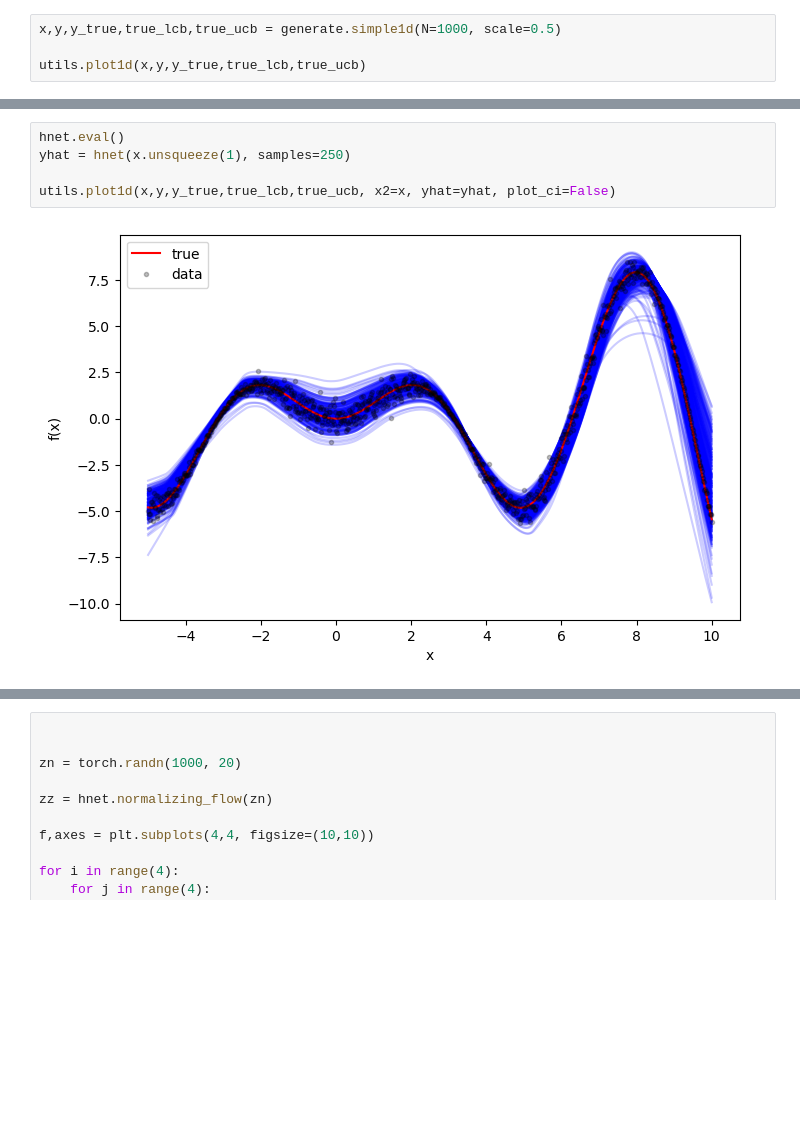
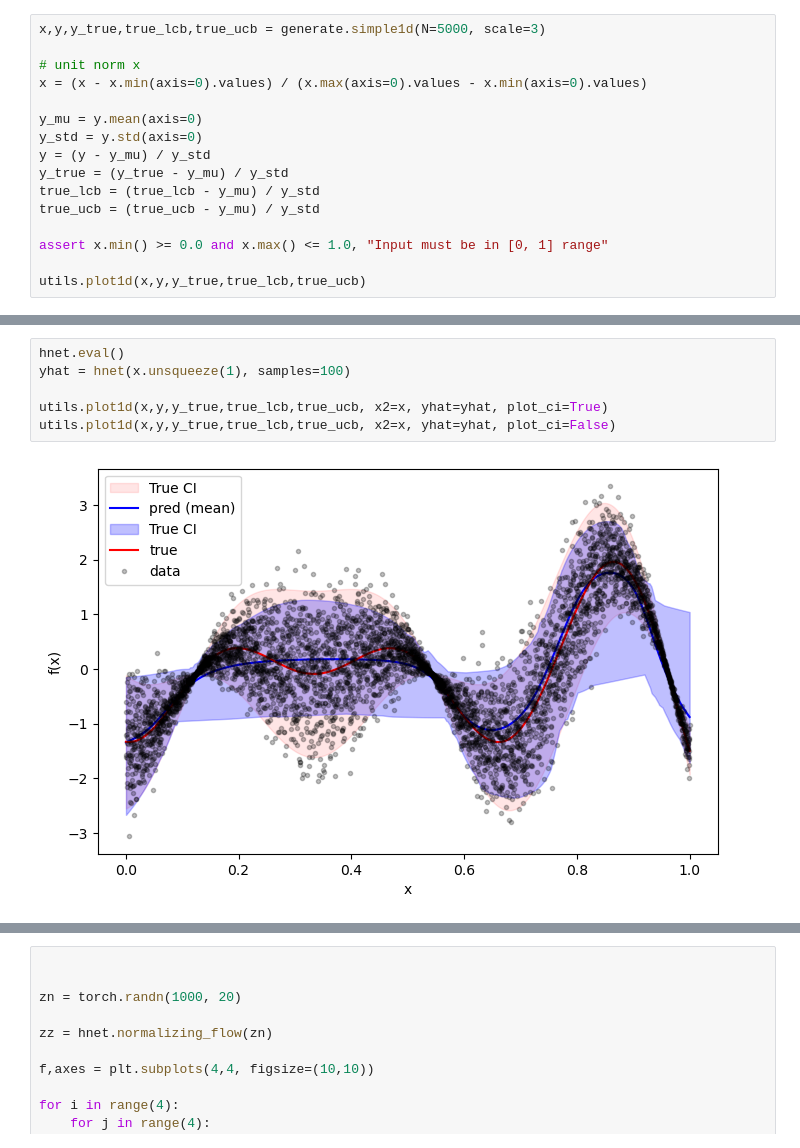
Before and after one commit to nathanieljevans/hypernet, a Jupyter notebook: notebooks/08_calibration_of_pz.ipynb, the cells around one changed output, grey strips where cells are left out. Cells and saved outputs as stored; diff of their text form; blank space fills up the shorter version.

```diff
--- a/notebooks/08_calibration_of_pz.ipynb
+++ b/notebooks/08_calibration_of_pz.ipynb
@@ -11,7 +14,19 @@ from hnet.train.hnet import EnergyDistanceLoss
 %load_ext autoreload
 %autoreload 2
 # %%
-x,y,y_true,true_lcb,true_ucb = generate.simple1d(N=1000, scale=0.5)
+x,y,y_true,true_lcb,true_ucb = generate.simple1d(N=5000, scale=3)
+
+# unit norm x
+x = (x - x.min(axis=0).values) / (x.max(axis=0).values - x.min(axis=0).values)
+
+y_mu = y.mean(axis=0)
+y_std = y.std(axis=0)
+y = (y - y_mu) / y_std
+y_true = (y_true - y_mu) / y_std
+true_lcb = (true_lcb - y_mu) / y_std
+true_ucb = (true_ucb - y_mu) / y_std
+
+assert x.min() >= 0.0 and x.max() <= 1.0, "Input must be in [0, 1] range"
 
 utils.plot1d(x,y,y_true,true_lcb,true_ucb)
 # %% [output]
@@ -42,7 +89,8 @@ Epoch 499, loss: 0.58134025335311897
 # %%
 hnet.eval()
-yhat = hnet(x.unsqueeze(1), samples=250)
+yhat = hnet(x.unsqueeze(1), samples=100)
 
+utils.plot1d(x,y,y_true,true_lcb,true_ucb, x2=x, yhat=yhat, plot_ci=True)
 utils.plot1d(x,y,y_true,true_lcb,true_ucb, x2=x, yhat=yhat, plot_ci=False)
 # %% [output]
-[figure, old version]
+[figure, new version]
```
Also changed, not shown: parts of 7 cells of this notebook, 3 other files.
